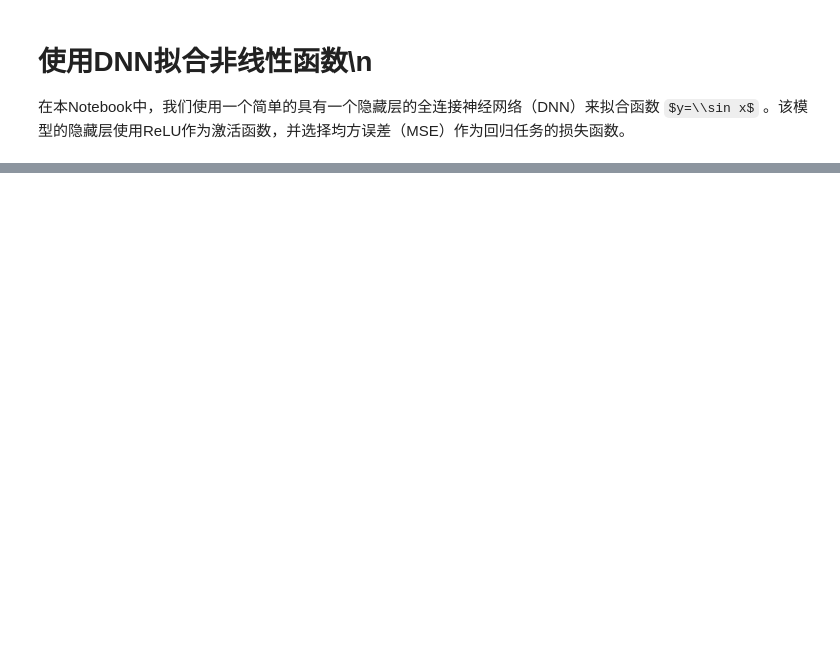
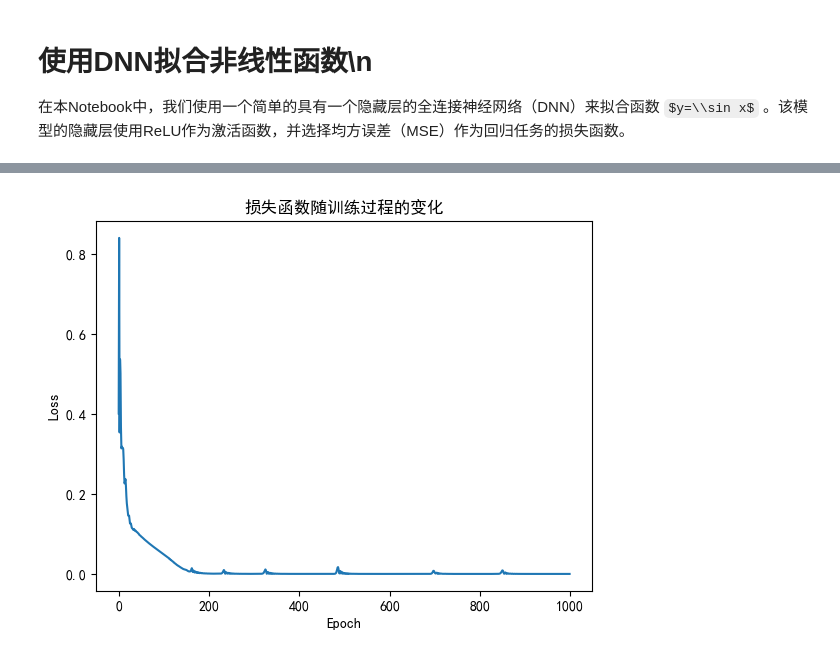
Before and after one commit to tp1000d/Zhinengwuxiantongxin, a Jupyter notebook: 作业答案/Q3/DNN_sine_fitting.ipynb, the cells around one changed output, grey strips where cells are left out. Saved outputs shown, nothing was run; the diff lists cells and outputs as text; code cells hidden in the pictures; some formulas as TeX source; blank space fills up the shorter version.

```diff
--- a/作业答案/Q3/DNN_sine_fitting.ipynb
+++ b/作业答案/Q3/DNN_sine_fitting.ipynb
@@ -32,15 +47,17 @@ print("转换后的目标张量 y_tensor 的形状：", y_tensor.shape)
 class DNN(nn.Module):
     def __init__(self):
         super(DNN, self).__init__()
-        self.fc1 = nn.Linear(1, 10)  # 输入层（1维输入）到隐藏层（10个神经元）
-        self.relu = nn.ReLU()        # 激活函数：ReLU
-        self.fc2 = nn.Linear(10, 1)  # 隐藏层到输出层（1维输出）
+        self.fc1 = nn.Linear(1, 50)  # 输入层（1维输入）到第一个隐藏层（50个神经元）
+        self.fc2 = nn.Linear(50, 50) # 第二隐藏层（50个神经元）
+        self.fc3 = nn.Linear(50, 1)  # 输出层
+        self.relu = nn.ReLU()        # 使用ReLU激活函数
 
     def forward(self, x):
-        # 前向传播：输入 -> 隐藏层 -> 激活函数 -> 输出层
         out = self.fc1(x)
-        out = self.relu(out)  # 在第一层之后应用ReLU激活函数
-        out = self.fc2(out)   # 输出层为线性层
+        out = self.relu(out)
+        out = self.fc2(out)
+        out = self.relu(out)
+        out = self.fc3(out)
         return out
 # %%
 # 第三步：初始化模型、损失函数和优化器
@@ -77,11 +120,18 @@ for epoch in range(num_epochs):
 # %%
 # 第五步：绘制损失函数随时间的变化
 # 该图展示了随着模型训练，损失如何下降
+
+# 设置中文字体以防中文字符无法显示
+plt.rcParams['font.sans-serif'] = ['SimHei']  # 使用黑体
+plt.rcParams['axes.unicode_minus'] = False    # 解决坐标轴负号显示问题
+
 plt.plot(losses)
 plt.xlabel('Epoch')
 plt.ylabel('Loss')
 plt.title('损失函数随训练过程的变化')
 plt.show()
+# %% [output]
+[figure, added]
 # %%
 # 第六步：可视化拟合结果
 # 训练后，我们使用模型预测y的值，并将其与真实的sin(x)值绘制在一起
```
Also changed, not shown: parts of 4 cells of this notebook, 1 other file.
